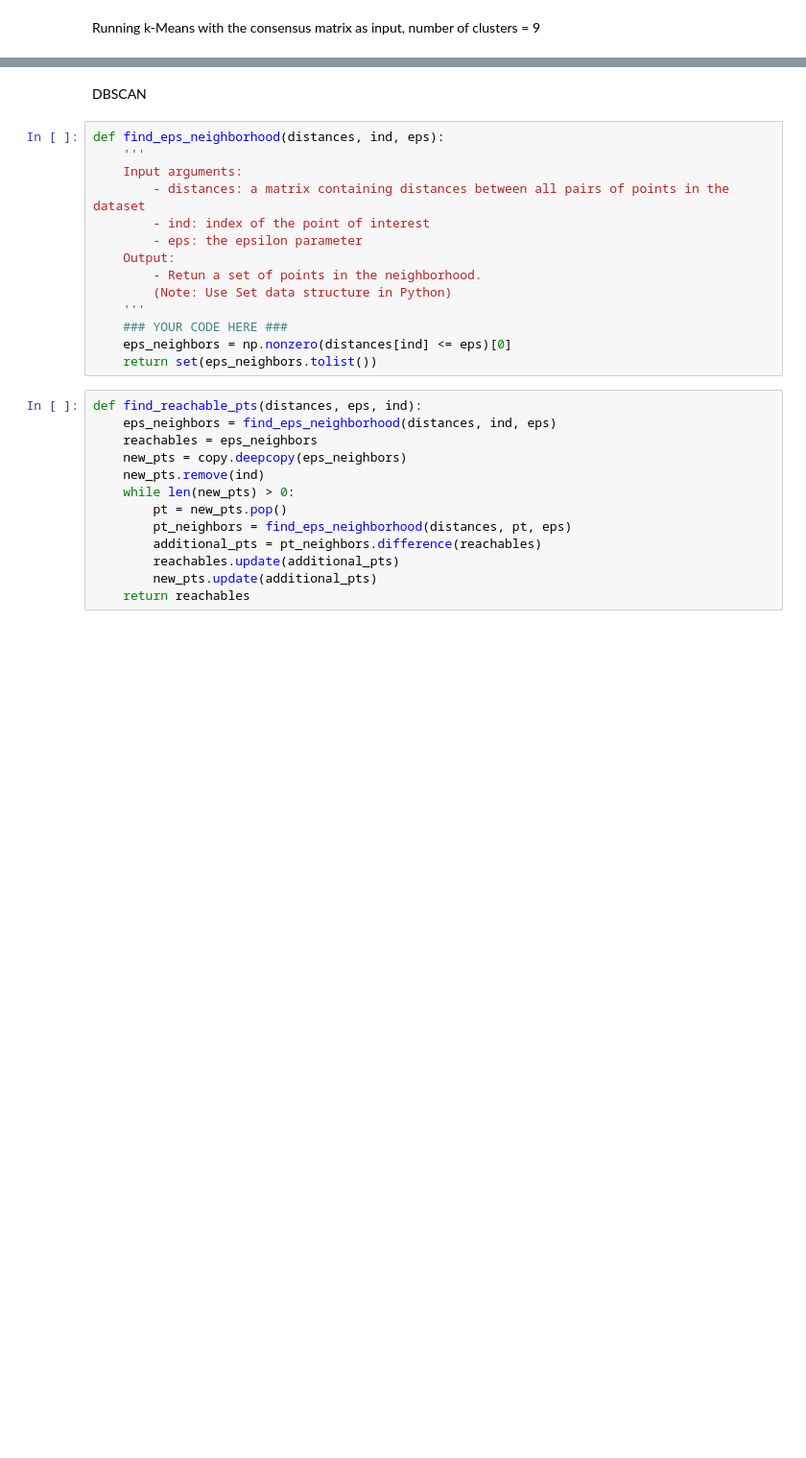
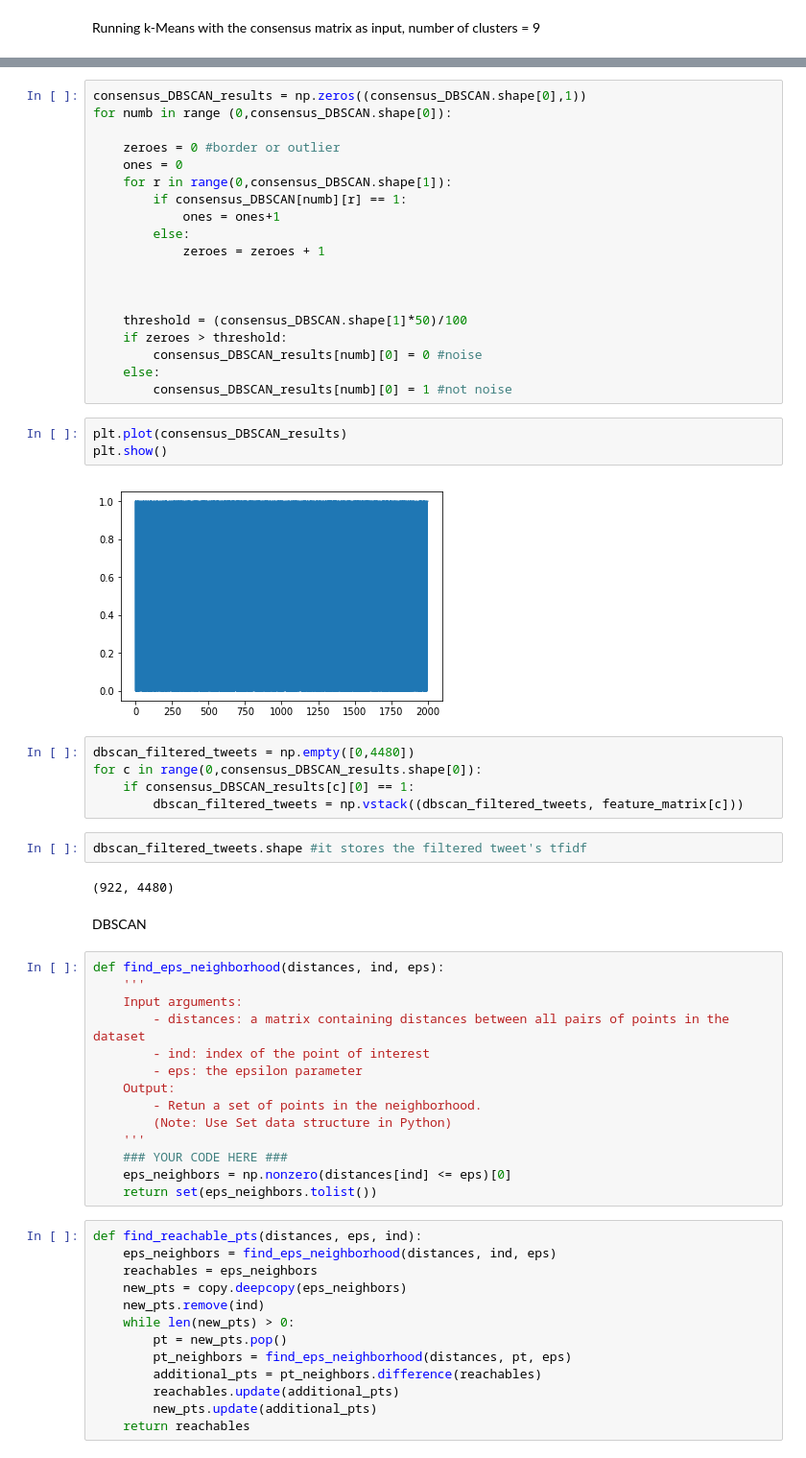
Before and after one commit to satyamkapoor/project_dataanalysis, a Jupyter notebook: Data Project.ipynb, the cells around one changed output, grey strips where cells are left out. Shown at 96% size. Drawn from its saved outputs; the diff is of its cells as text; blank space fills up the shorter version.

Commit message:
scikit DBSCAN fix

```diff
--- a/Data Project.ipynb
+++ b/Data Project.ipynb
@@ -288,3 +353,36 @@ print(silhouette_score(consensus_matrix, cluster_labels))
+# %%
+consensus_DBSCAN_results = np.zeros((consensus_DBSCAN.shape[0],1))
+for numb in range (0,consensus_DBSCAN.shape[0]):
+
+    zeroes = 0 #border or outlier
+    ones = 0
+    for r in range(0,consensus_DBSCAN.shape[1]):
+        if consensus_DBSCAN[numb][r] == 1:
+            ones = ones+1
+        else:
+            zeroes = zeroes + 1
+
+
+
+    threshold = (consensus_DBSCAN.shape[1]*50)/100
+    if zeroes > threshold:
+        consensus_DBSCAN_results[numb][0] = 0 #noise
+    else:
+        consensus_DBSCAN_results[numb][0] = 1 #not noise
+# %%
+plt.plot(consensus_DBSCAN_results)
+plt.show()
+# %% [output]
+[figure, added]
+# %%
+dbscan_filtered_tweets = np.empty([0,4480])
+for c in range(0,consensus_DBSCAN_results.shape[0]):
+    if consensus_DBSCAN_results[c][0] == 1:
+        dbscan_filtered_tweets = np.vstack((dbscan_filtered_tweets, feature_matrix[c]))
+# %%
+dbscan_filtered_tweets.shape #it stores the filtered tweet's tfidf
+# %% [output]
+(922, 4480)
 # %% [markdown]
 DBSCAN
 # %%
```
Also changed, not shown: parts of 7 cells of this notebook.
